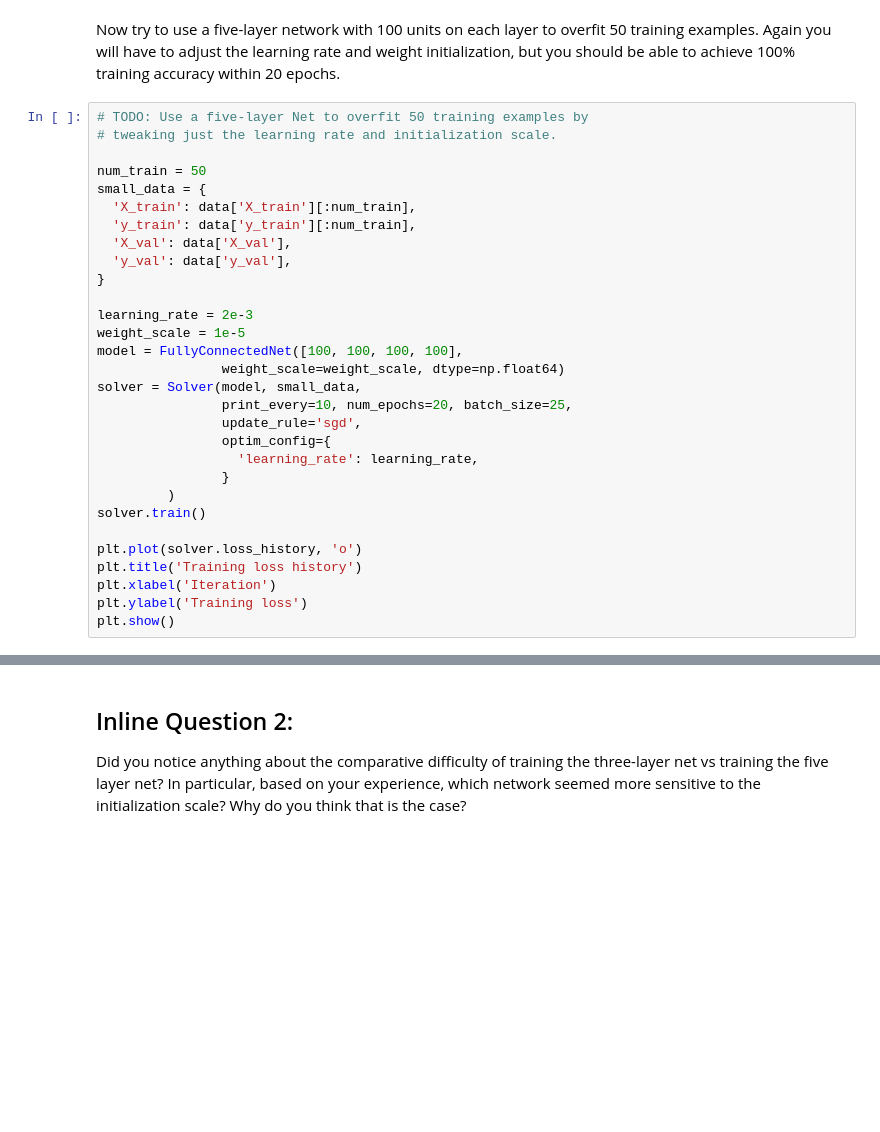
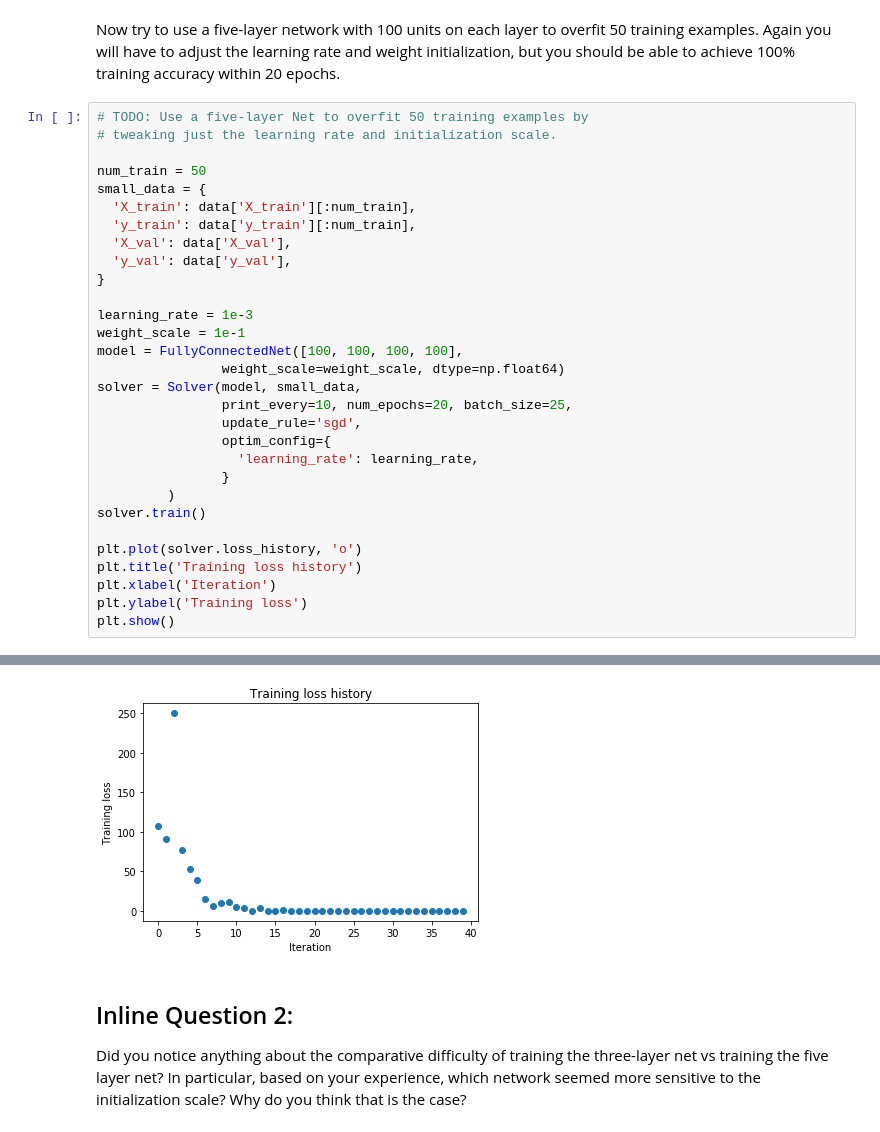
Before and after one commit to nguyenhaitrieu10/cs231n, a Jupyter notebook: spring1718_assignment2_v2/FullyConnectedNets.ipynb, the cells around one changed output, grey strips where cells are left out. Drawn from its saved outputs; the diff is of its cells as text; blank space fills up the shorter version.

```diff
--- a/spring1718_assignment2_v2/FullyConnectedNets.ipynb
+++ b/spring1718_assignment2_v2/FullyConnectedNets.ipynb
@@ -431,8 +496,8 @@ small_data = {
   'y_val': data['y_val'],
 }
 
-learning_rate = 2e-3
-weight_scale = 1e-5
+learning_rate = 1e-3
+weight_scale = 1e-1
 model = FullyConnectedNet([100, 100, 100, 100],
                 weight_scale=weight_scale, dtype=np.float64)
 solver = Solver(model, small_data,
@@ -449,3 +514,4 @@ plt.title('Training loss history')
 plt.xlabel('Iteration')
 plt.ylabel('Training loss')
 plt.show()
+# %% [output]
@@ -452,3 +535,4 @@ plt.show()
+[figure, added]
 # %% [markdown]
 ## Inline Question 2:
 Did you notice anything about the comparative difficulty of training the three-layer net vs training the five layer net? In particular, based on your experience, which network seemed more sensitive to the initialization scale? Why do you think that is the case?
```
Also changed, not shown: parts of 7 cells of this notebook, 3 other files.
